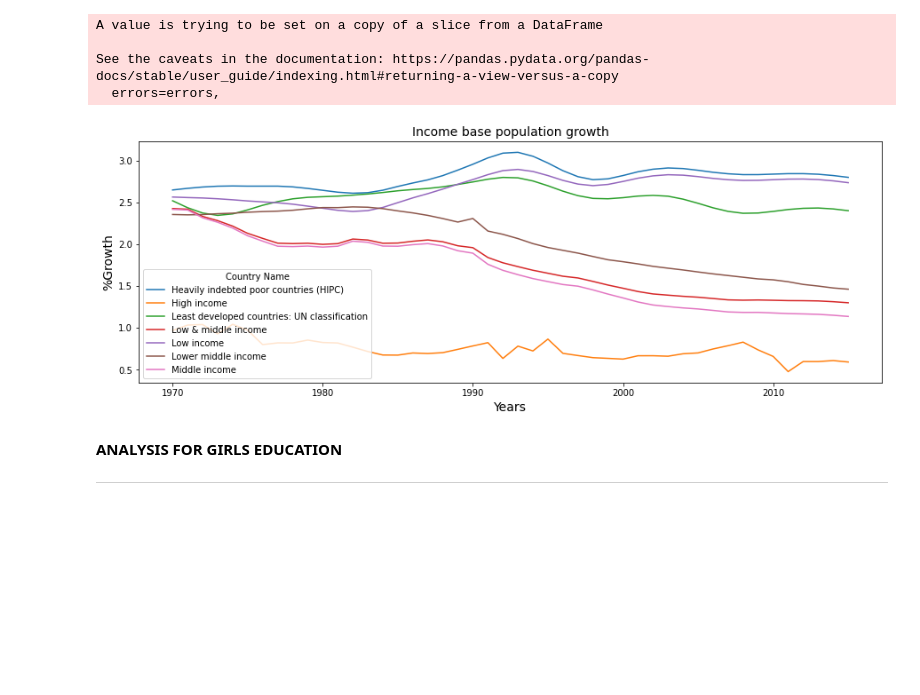
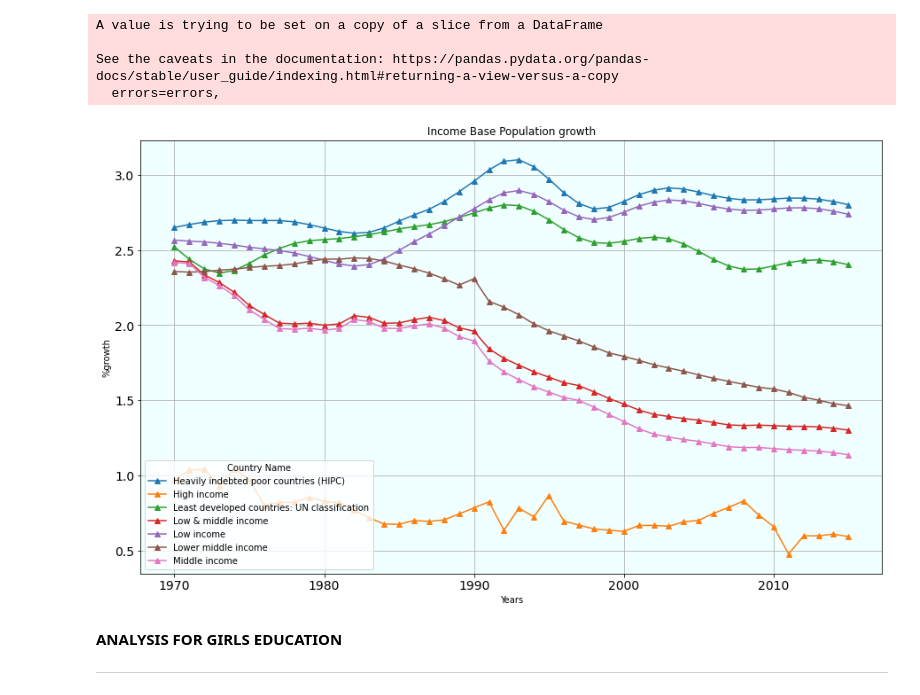
Before and after one commit to shivashukla02/World-Bank-Global-Edu-Analysis, a Jupyter notebook: SHIVANK_World_Bank_Global_Edu_Analysis_Capstone_Project.ipynb, the cells around one changed output. Drawn from its saved outputs; the diff is of its cells as text; code cells hidden in the pictures; blank space fills up the shorter version.

```diff
--- a/SHIVANK_World_Bank_Global_Edu_Analysis_Capstone_Project.ipynb
+++ b/SHIVANK_World_Bank_Global_Edu_Analysis_Capstone_Project.ipynb
@@ -76,15 +76,15 @@ See the caveats in the documentation: https://pandas.pydata.org/pandas-docs/stab
   errors=errors,
 # %%
 graph_1=population_growth.transpose()
-# %%
-plt.rcParams['figure.figsize']=(15,5)
-graph_1.plot()
-plt.title('Income base population growth',fontsize=14)
-plt.xlabel('Years',fontsize=14)
-plt.ylabel('%Growth',fontsize=14)
-plt.show()
-# %% [output]
-[figure, removed]
+# %%
+plt.rcParams['figure.figsize']=(15,5)
+graph_1.plot( kind="line",xlabel = "Years" , ylabel = "%growth",
+               title="Income Base Population growth",
+               figsize=(15,9), fontsize = 14,
+                 grid=True,linewidth =1.5,
+                marker = "^").patch.set_facecolor('#f0ffff')
+# %% [output]
+[figure, added]
 # %% [markdown]
 **ANALYSIS FOR GIRLS EDUCATION**
 
```
Also changed, not shown: parts of 4 cells of this notebook.
